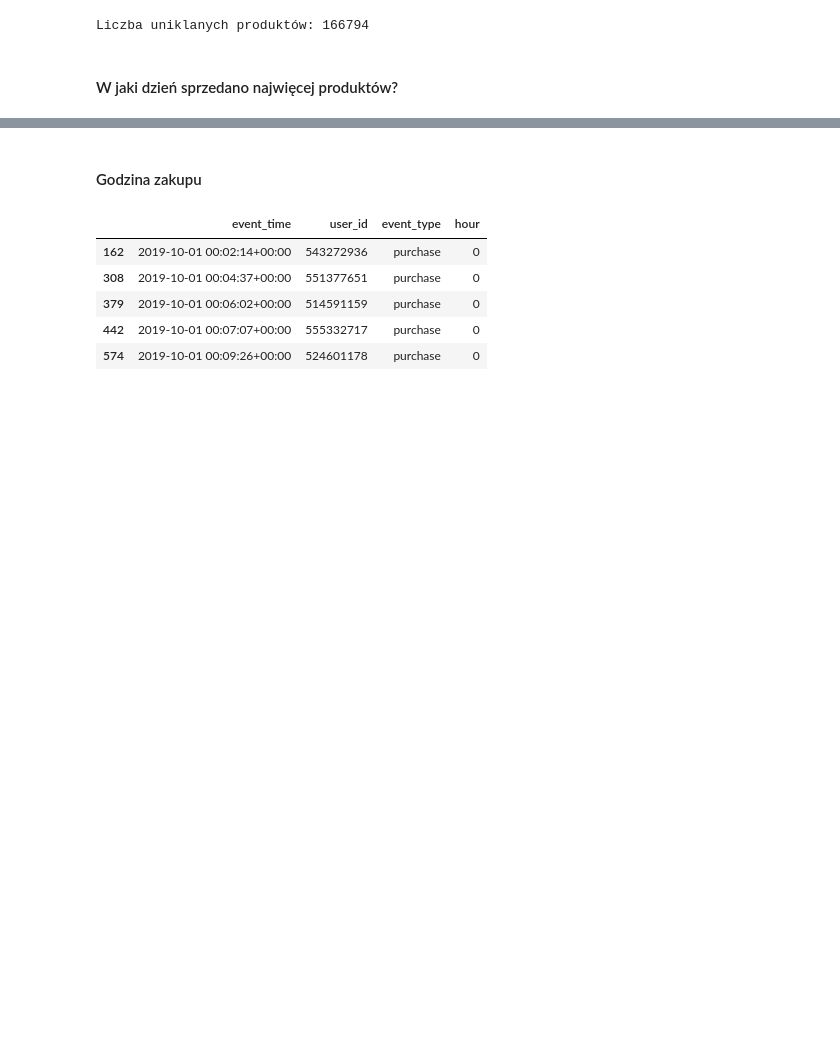
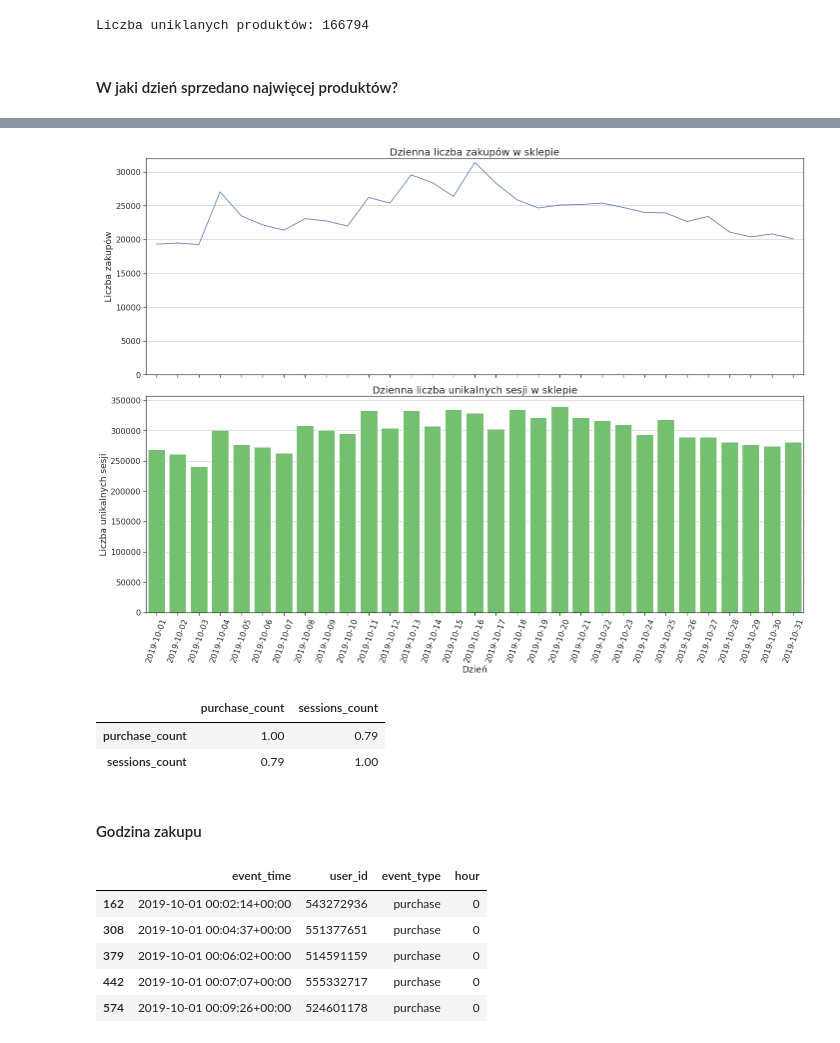
Before and after one commit to Daniel-Struzik/magisterka, a Jupyter notebook: mag_eda.ipynb, the cells around one changed output, grey strips where cells are left out. Saved outputs shown, nothing was run; the diff lists cells and outputs as text; code cells hidden in the pictures; blank space fills up the shorter version.

```diff
--- a/mag_eda.ipynb
+++ b/mag_eda.ipynb
@@ -126,0 +139,6 @@ plt.show()
+# %%
+visit_date = df.loc[:,['event_time', 'user_session']].copy()
+visit_date['event_time'] = visit_date['event_time'].apply(lambda s: str(s)[0:10])
+daily_purchases["sessions_count"] = visit_date.groupby(['event_time'])['user_session'].agg(['nunique']).sort_values(by=['event_time'], ascending=True)
+daily_purchases.reset_index(inplace=True)
+daily_purchases
@@ -127,3 +163,39 @@ plt.show()
+# %%
+sns.set(rc={'figure.figsize':(20, 8)})
+sns.set_style("ticks")
+fig, axes = plt.subplots(2, 1, sharex=True, figsize=(20, 15))
+axes[0].set_title('Dzienna liczba zakupów w sklepie', fontsize=20)
+lineplot_days = sns.lineplot(ax=axes[0], x='event_time', y='purchase_count', data=daily_purchases)
+# lineplot_days.set(xlabel='Dzień', ylabel='Liczba zakupów')
+lineplot_days.set(ylim=(0, 32000))
+lineplot_days.grid(axis='y', color="grey", linewidth=0.5)
+
+axes[1].set_title('Dzienna liczba unikalnych sesji w sklepie', fontsize=20)
+barplot_days = sns.barplot(ax=axes[1], x='event_time', y='sessions_count', data=daily_purchases, color='#6acc64')
+# barplot_days.set(xlabel='Dzień', ylabel='Liczba unikalnych sesji')
+barplot_days.grid(axis='y', color="grey", linewidth=0.5)
+for item in barplot_days.get_xticklabels():
+    item.set_rotation(70)
+
+axes[0].tick_params(axis='both', which='major', labelsize=16)
+axes[0].set_xlabel('Dzień', fontsize=18)
+axes[0].set_ylabel('Liczba zakupów', fontsize=18)
+
+axes[1].tick_params(axis='both', which='major', labelsize=16)
+axes[1].set_xlabel('Dzień', fontsize=18)
+axes[1].set_ylabel('Liczba unikalnych sesji', fontsize=18)
+
+plt.tight_layout()
+plt.savefig("combined_purchases.png")
+plt.show()
+# %% [output]
+[figure, added]
+# %%
+daily_purchases.corr()
+# %% [output]
+|  | purchase_count | sessions_count |
+| purchase_count | 1.00 | 0.79 |
+| sessions_count | 0.79 | 1.00 |
 # %% [markdown]
 #### Godzina zakupu
 # %%
```
Also changed, not shown: parts of 12 cells of this notebook.
